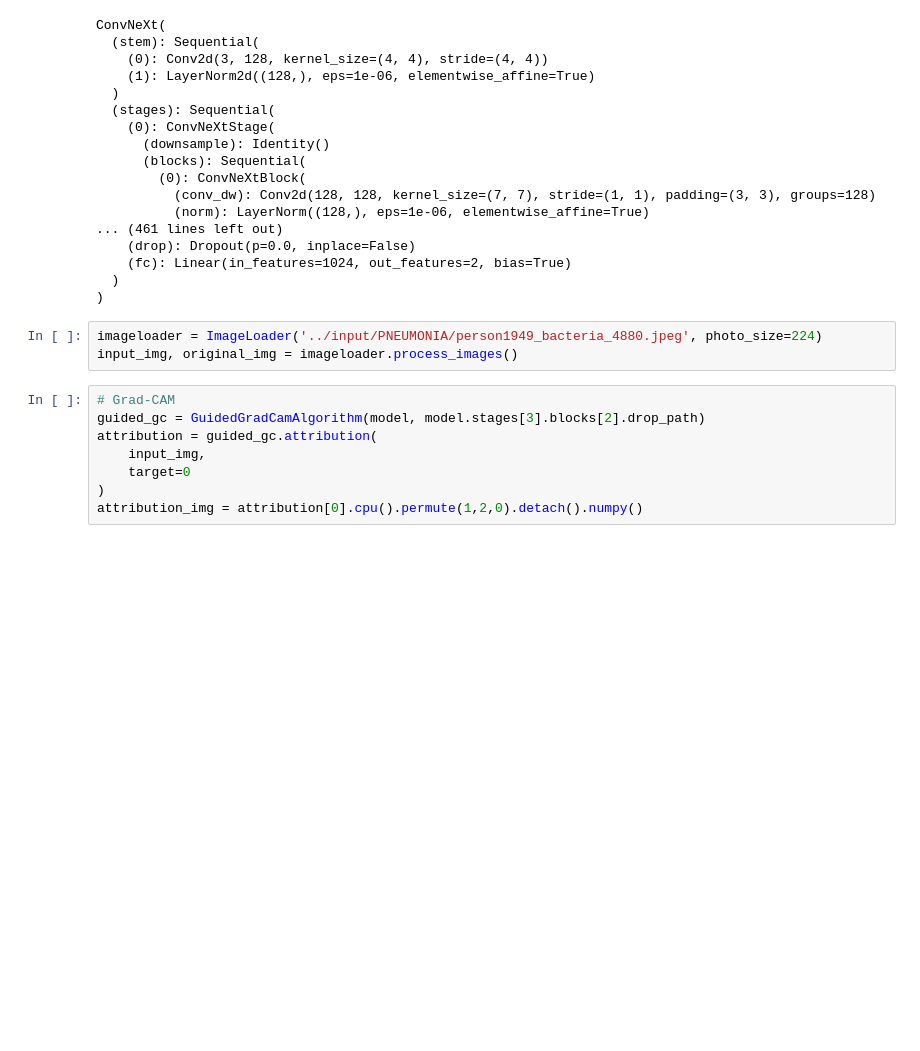
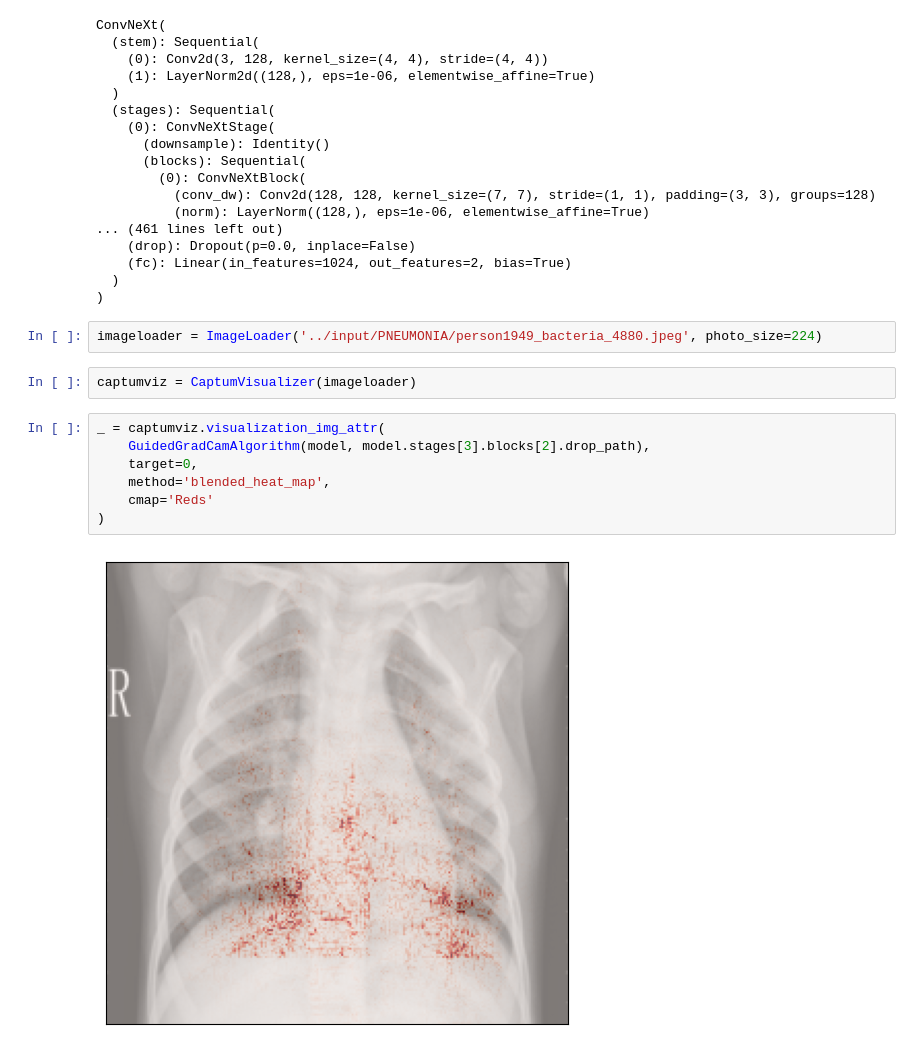
Before and after one commit to insilicomab/xai-captum, a Jupyter notebook: scripts/make_module.ipynb, the cells around one changed output. Saved outputs shown, nothing was run; the diff lists cells and outputs as text; blank space fills up the shorter version.

```diff
--- a/scripts/make_module.ipynb
+++ b/scripts/make_module.ipynb
@@ -27,13 +27,15 @@ ConvNeXt(
 )
 # %%
 imageloader = ImageLoader('../input/PNEUMONIA/person1949_bacteria_4880.jpeg', photo_size=224)
-input_img, original_img = imageloader.process_images()
-# %%
-# Grad-CAM
-guided_gc = GuidedGradCamAlgorithm(model, model.stages[3].blocks[2].drop_path)
-attribution = guided_gc.attribution(
-    input_img,
-    target=0
-)
-attribution_img = attribution[0].cpu().permute(1,2,0).detach().numpy()
+# %%
+captumviz = CaptumVisualizer(imageloader)
+# %%
+_ = captumviz.visualization_img_attr(
+    GuidedGradCamAlgorithm(model, model.stages[3].blocks[2].drop_path),
+    target=0,
+    method='blended_heat_map',
+    cmap='Reds'
+)
+# %% [output]
+[figure, added]
 # %%
```
Also changed, not shown: parts of 2 cells of this notebook.
